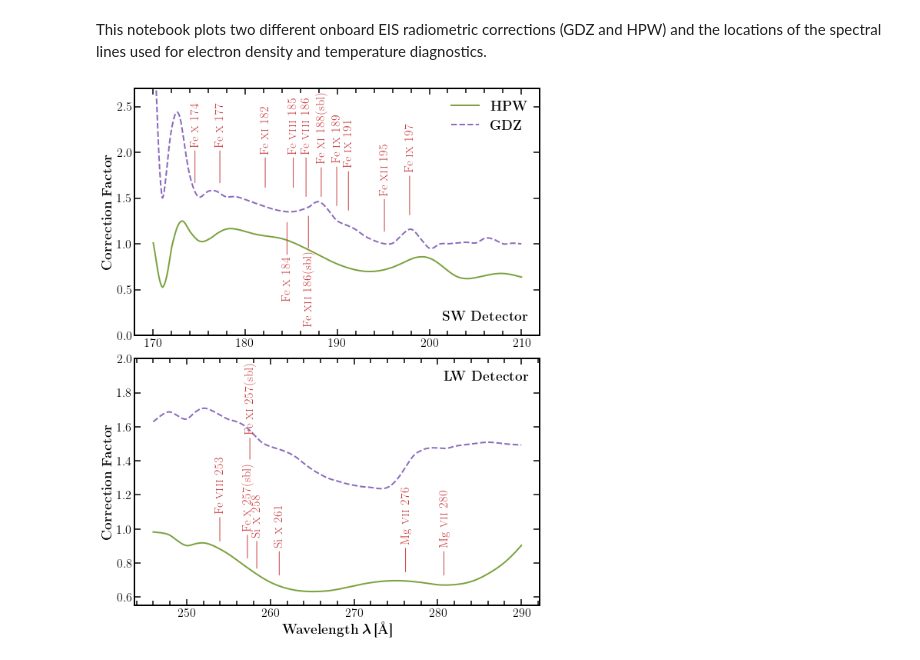
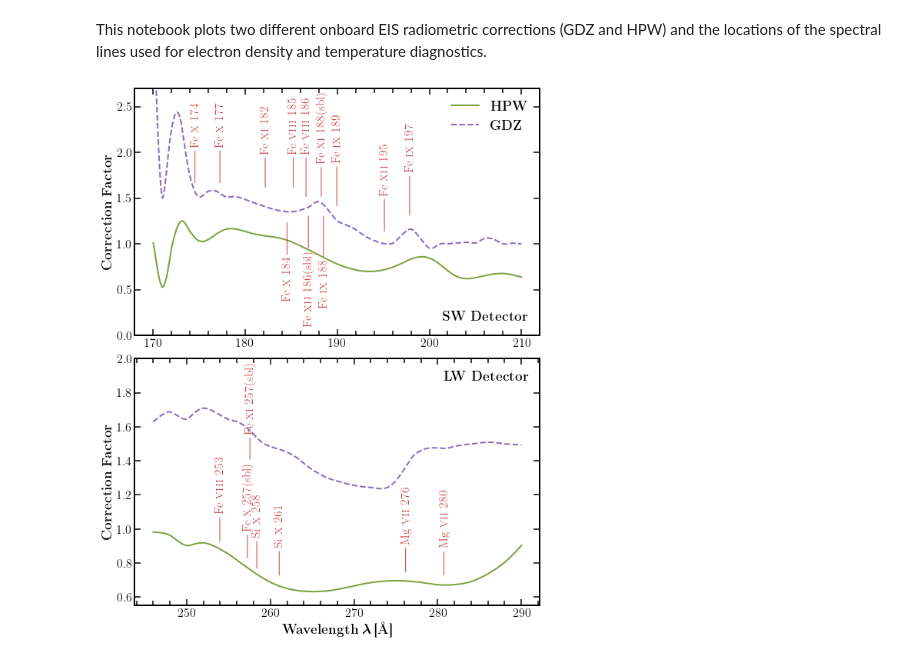
Before and after one commit to yjzhu-solar/EIS_SUMER_PCH_Ti, a Jupyter notebook: ipynb/eis_recalibrate_comp.ipynb, the cells around one changed output. Cells and saved outputs as stored; diff of their text form; code cells hidden in the pictures.

```diff
--- a/ipynb/eis_recalibrate_comp.ipynb
+++ b/ipynb/eis_recalibrate_comp.ipynb
@@ -28,13 +28,17 @@ ax1.annotate(r"Fe \textsc{viii} 186",(186.598,1.5),(186.598,2.0),rotation=90,
             fontsize=16,ha="center",color="#CB4042",
             arrowprops=dict(edgecolor="#CB4042",arrowstyle="-",lw=1))
 
+ax1.annotate(r"Fe \textsc{ix} 188",(188.493,1.32),(188.493,0.82),rotation=90,
+            fontsize=16,ha="center",va="top",color="#CB4042",
+            arrowprops=dict(edgecolor="#CB4042",arrowstyle="-",lw=1))
+
 ax1.annotate(r"Fe \textsc{ix} 189",(189.935,1.4),(189.935,1.9),rotation=90,
             fontsize=16,ha="center",color="#CB4042",
             arrowprops=dict(edgecolor="#CB4042",arrowstyle="-",lw=1))
 
-ax1.annotate(r"Fe \textsc{ix} 191",(191.206,1.35),(191.206,1.85),rotation=90,
-            fontsize=16,ha="center",color="#CB4042",
-            arrowprops=dict(edgecolor="#CB4042",arrowstyle="-",lw=1))
+# ax1.annotate(r"Fe \textsc{ix} 191",(191.206,1.35),(191.206,1.85),rotation=90,
+#             fontsize=16,ha="center",color="#CB4042",
+#             arrowprops=dict(edgecolor="#CB4042",arrowstyle="-",lw=1))
 
 ax1.annotate(r"Fe \textsc{ix} 197",(197.854,1.3),(197.854,1.8),rotation=90,
             fontsize=16,ha="center",color="#CB4042",
@@ -87,31 +91,31 @@ ax2.annotate(r"Si \textsc{x} 261",(261.056,0.72),(261.056,0.9),rotation=90,
 ax2.annotate(r"Fe \textsc{viii} 253",(253.956,0.92),(253.956,1.1),rotation=90,
             fontsize=16,ha="center",color="#CB4042",
             arrowprops=dict(edgecolor="#CB4042",arrowstyle="-",lw=1))
 
 ax2.annotate(r"Fe \textsc{x} 257(sbl)",(257.26,0.82),(257.26,1.0),rotation=90,
             fontsize=16,ha="center",color="#CB4042",
             arrowprops=dict(edgecolor="#CB4042",arrowstyle="-",lw=1))
 
 
 ax2.annotate(r"Fe \textsc{xi} 257(sbl)",(257.55,1.4),(257.55,1.57),rotation=90,
             fontsize=16,ha="center",color="#CB4042",
             arrowprops=dict(edgecolor="#CB4042",arrowstyle="-",lw=1))
 
 ax1.text(0.97,0.05,r"\textbf{SW Detector}",ha="right",va="bottom",fontsize=18,transform=ax1.transAxes)
 ax2.text(0.97,0.95,r"\textbf{LW Detector}",ha="right",va="top",fontsize=18,transform=ax2.transAxes)
 
 ax1.set_ylim(0,2.7)
 ax2.set_ylim(0.55,2)
 for ax_ in (ax1,ax2):
     ax_.tick_params(labelsize=16,top=True,right=True,which="both")
     ax_.set_ylabel(r"\textbf{Correction Factor}",fontsize=18)
     ax_.tick_params(length=8,which="major",width=1.5,direction="in")
     ax_.tick_params(length=6,which="minor",width=1.5,direction="in")
     ax_.xaxis.set_minor_locator(AutoMinorLocator(5))
 ax1.xaxis.set_major_locator(FixedLocator((170,180,190,200,210)))
 ax2.set_xlabel(r"\textbf{Wavelength} $\boldsymbol{\lambda}$\,\textbf{[\mbox{\AA}]}",fontsize=18)
 ax1.legend(fontsize=18,loc="upper right",frameon=False)
 
 plt.savefig(fname="../figs/ms/radiometric_correction.pdf",format="pdf")
 # %% [output]
-[figure, old version]
+[figure, new version]
```
Also changed, not shown: 27 other files.
